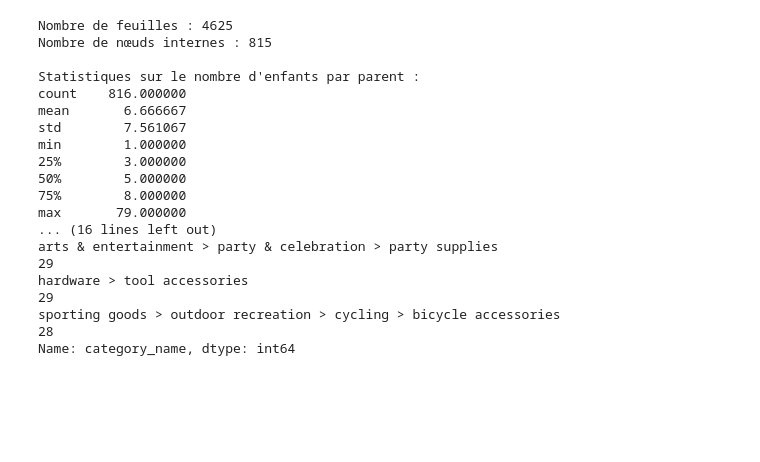
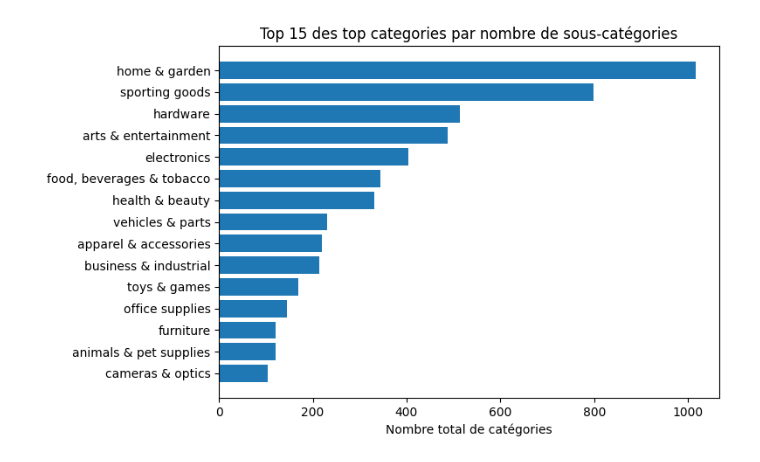
Before and after one commit to Faberra57/criteo, a Jupyter notebook: Stat'App.ipynb, the cells around one changed output. Cells and saved outputs as stored; diff of their text form; code cells hidden in the pictures; blank space fills up the shorter version.

```diff
--- a/Stat'App.ipynb
+++ b/Stat'App.ipynb
@@ -107,42 +119,27 @@ Name: count, dtype: float64
 # %%
-# Bloc 6 : feuilles, nœuds internes, enfants par parent
+# Stats par top_cat : combien de catégories au total, profondeur moyenne, profondeur max
+top_stats = (
+    taxo.groupby("top_cat")
+        .agg(
+            nb_categories=("id_path", "count"),
+            level_mean=("level", "mean"),
+            level_max=("level", "max")
+        )
+        .sort_values("nb_categories", ascending=False)
+)
 
-# Ensemble des chemins utilisés comme parents
-parent_set = set(taxonomy["parent_label_path"].unique())
+top_stats.head(15)
 
-# Un nœud est feuille s'il n'apparaît jamais comme parent
-taxonomy["is_leaf"] = ~taxonomy["label_path"].isin(parent_set)
+# Graphe : top 15 top_cat les plus riches en catégories
+top15 = top_stats.head(15)
 
-n_leaves = taxonomy["is_leaf"].sum()
-n_internal = n_nodes - n_leaves
-
-print("Nombre de feuilles :", n_leaves)
-print("Nombre de nœuds internes :", n_internal)
-
-# Nombre d'enfants distincts par parent
-children_per_parent = taxonomy.groupby("parent_label_path")["category_name"].nunique()
-
-print("\nStatistiques sur le nombre d'enfants par parent :")
-print(children_per_parent.describe())
-
-print("\nQuelques parents avec beaucoup d'enfants :")
-print(children_per_parent.sort_values(ascending=False).head(15))
+plt.figure(figsize=(8, 5))
+plt.barh(top15.index, top15["nb_categories"])
+plt.gca().invert_yaxis()
+plt.xlabel("Nombre total de catégories")
+plt.title("Top 15 des top categories par nombre de sous-catégories")
+plt.tight_layout()
+plt.show()
 # %% [output]
-Nombre de feuilles : 4625
-Nombre de nœuds internes : 815
-
-Statistiques sur le nombre d'enfants par parent :
-count    816.000000
-mean       6.666667
-std        7.561067
-min        1.000000
-25%        3.000000
-50%        5.000000
-75%        8.000000
-max       79.000000
-... (16 lines left out)
-arts & entertainment > party & celebration > party supplies                                 29
-hardware > tool accessories                                                                 29
-sporting goods > outdoor recreation > cycling > bicycle accessories                         28
-Name: category_name, dtype: int64
+[figure, added]
 # %%
```
Also changed, not shown: parts of 23 cells of this notebook, 1 other file.
